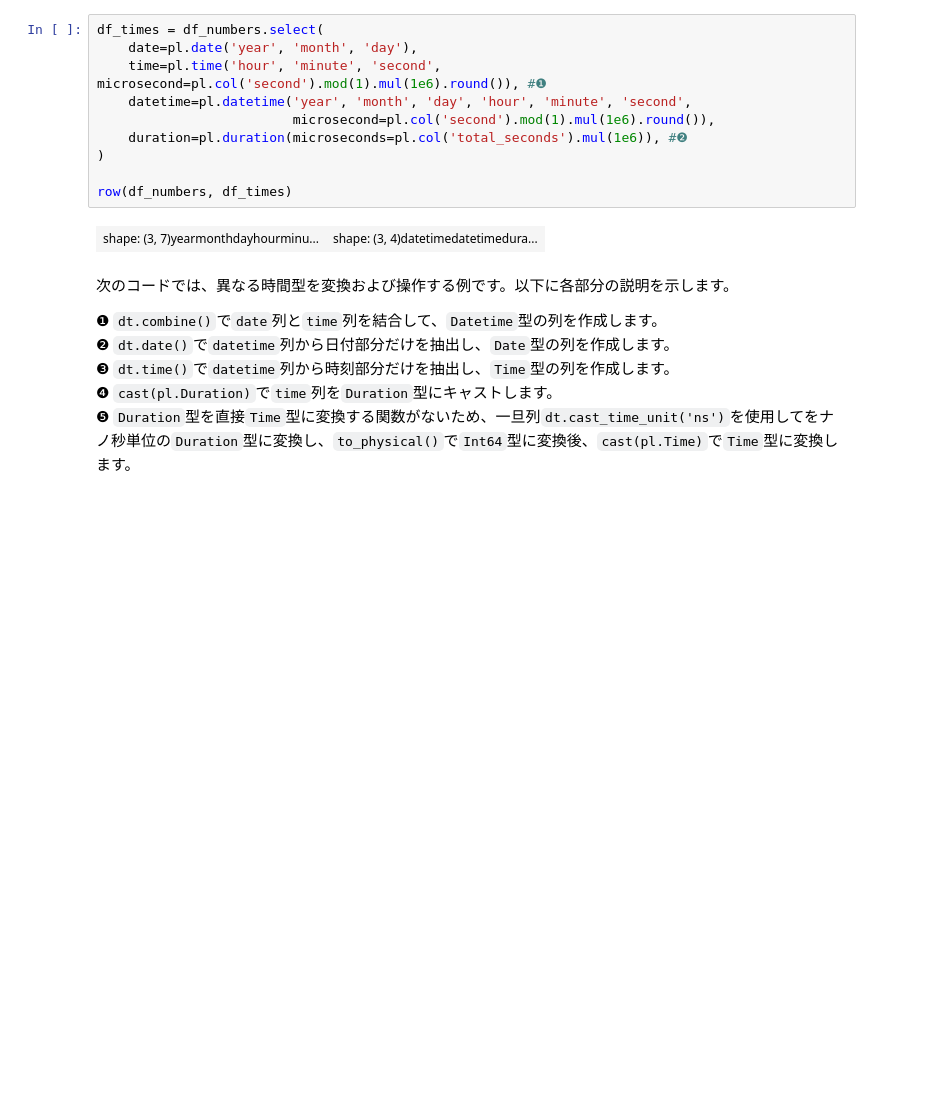
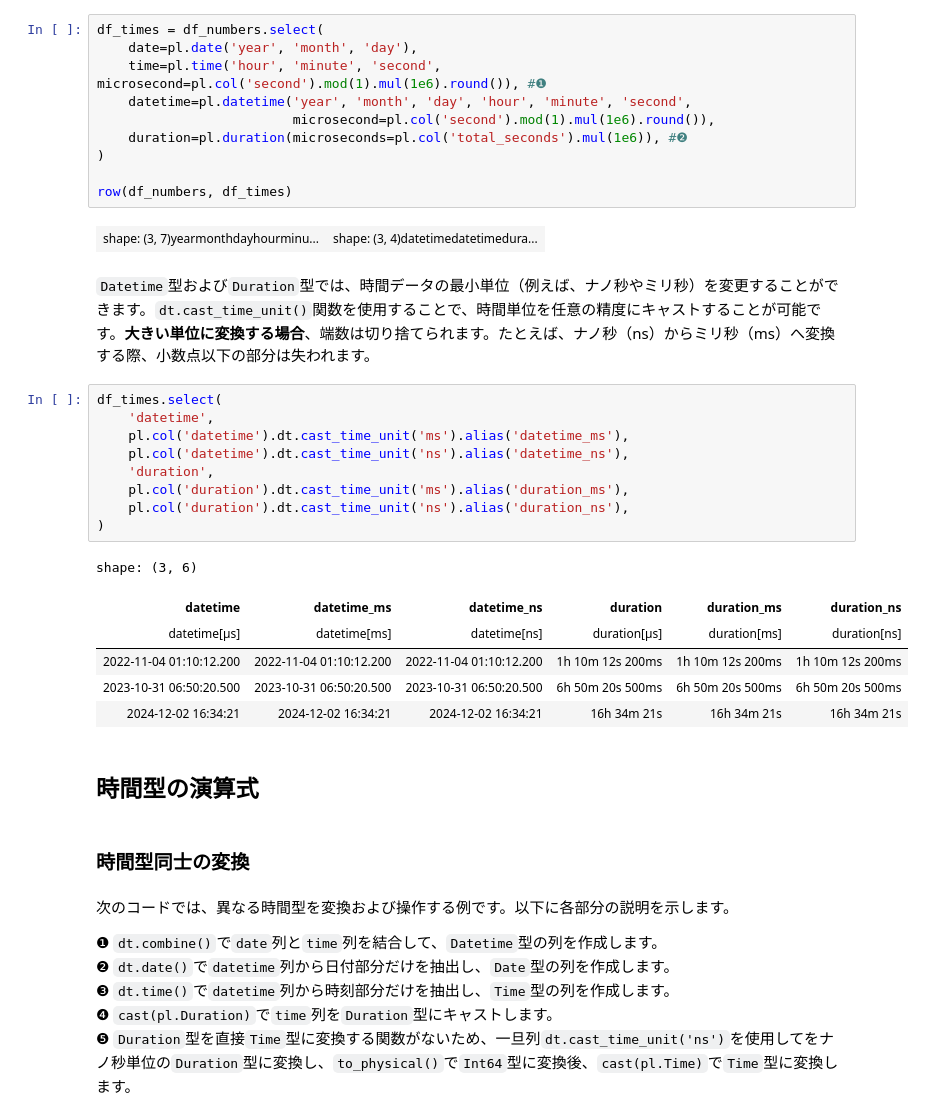
Before and after one commit to ruoyu0088/polars_guide, a Jupyter notebook: polars_guide/048_polars_time.ipynb, the cells around one changed output. Cells and saved outputs as stored; diff of their text form; blank space fills up the shorter version.

```diff
--- a/polars_guide/048_polars_time.ipynb
+++ b/polars_guide/048_polars_time.ipynb
@@ -66,6 +57,28 @@ df_times = df_numbers.select(
 row(df_numbers, df_times)
 # %% [output]
 | shape: (3, 7)yearmonthdayhourminu... | shape: (3, 4)datetimedatetimedura... |
+# %% [markdown]
+`Datetime`型および`Duration`型では、時間データの最小単位（例えば、ナノ秒やミリ秒）を変更することができます。`dt.cast_time_unit()`関数を使用することで、時間単位を任意の精度にキャストすることが可能です。**大きい単位に変換する場合**、端数は切り捨てられます。たとえば、ナノ秒（ns）からミリ秒（ms）へ変換する際、小数点以下の部分は失われます。
+# %%
+df_times.select(
+    'datetime',
+    pl.col('datetime').dt.cast_time_unit('ms').alias('datetime_ms'),
+    pl.col('datetime').dt.cast_time_unit('ns').alias('datetime_ns'),
+    'duration',
+    pl.col('duration').dt.cast_time_unit('ms').alias('duration_ms'),
+    pl.col('duration').dt.cast_time_unit('ns').alias('duration_ns'),
+)
+# %% [output]
+shape: (3, 6)
+| datetime | datetime_ms | datetime_ns | duration | duration_ms | duration_ns |
+| datetime[μs] | datetime[ms] | datetime[ns] | duration[μs] | duration[ms] | duration[ns] |
+| 2022-11-04 01:10:12.200 | 2022-11-04 01:10:12.200 | 2022-11-04 01:10:12.200 | 1h 10m 12s 200ms | 1h 10m 12s 200ms | 1h 10m 12s 200ms |
+| 2023-10-31 06:50:20.500 | 2023-10-31 06:50:20.500 | 2023-10-31 06:50:20.500 | 6h 50m 20s 500ms | 6h 50m 20s 500ms | 6h 50m 20s 500ms |
+| 2024-12-02 16:34:21 | 2024-12-02 16:34:21 | 2024-12-02 16:34:21 | 16h 34m 21s | 16h 34m 21s | 16h 34m 21s |
+# %% [markdown]
+## 時間型の演算式
+# %% [markdown]
+### 時間型同士の変換
 # %% [markdown]
 次のコードでは、異なる時間型を変換および操作する例です。以下に各部分の説明を示します。
 
```
Also changed, not shown: parts of 42 cells of this notebook, 1 other file.
